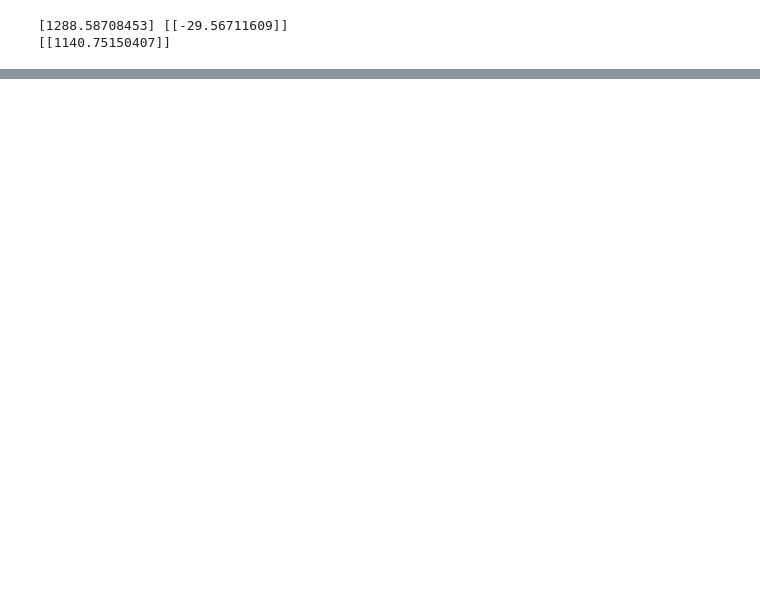
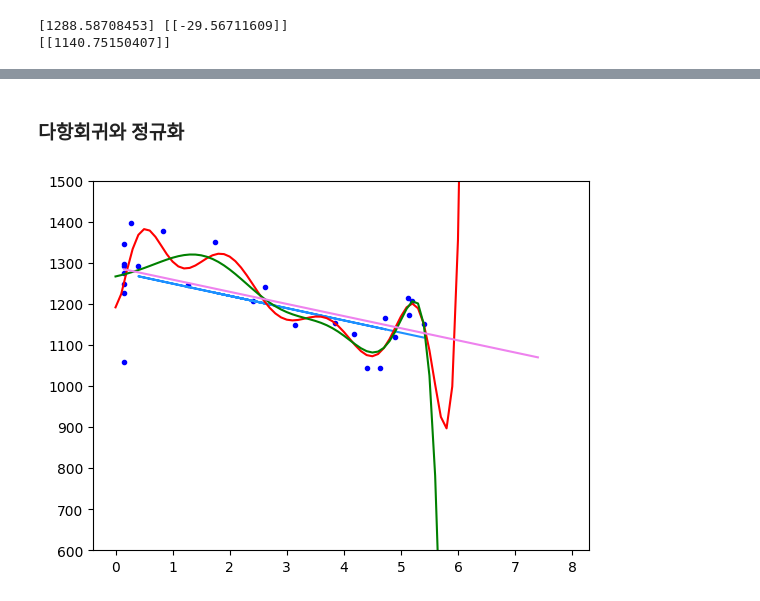
Before and after one commit to moonIsMyFriend/data_programming, a Jupyter notebook: research04.ipynb, the cells around one changed output, grey strips where cells are left out. Saved outputs shown, nothing was run; the diff lists cells and outputs as text; code cells hidden in the pictures; blank space fills up the shorter version.

```diff
--- a/research04.ipynb
+++ b/research04.ipynb
@@ -409,0 +428,33 @@ period
+# %% [markdown]
+### 다항회귀와 정규화
+# %%
+from sklearn.preprocessing import PolynomialFeatures
+from sklearn.linear_model import Ridge
+
+poly_features = PolynomialFeatures(degree=10, include_bias=False)
+X_poly = poly_features.fit_transform(df[x_cols])
+
+lin_reg = LinearRegression()
+lin_reg.fit(X_train, y_train)
+
+lin_reg2 = Ridge(alpha=0, solver="cholesky")
+lin_reg2.fit(X_poly,df[y_col])
+
+lin_reg3 = Ridge(alpha=1, solver="cholesky")
+lin_reg3.fit(X_poly,df[y_col])
+
+X_new=np.array(np.arange(0,8,0.1)).reshape(-1,1)
+X_poly_new = poly_features.fit_transform(X_new)
+y_predict = lin_reg.predict(X_test)
+y_predict2 = lin_reg2.predict(X_poly_new)
+y_predict3 = lin_reg3.predict(X_poly_new)
+
+plt.ylim([600,1500])
+plt.plot(df[x_cols],df[y_col], "b.")
+plt.plot(X_test, y_predict, "dodgerblue")
+plt.plot(X_new, y_predict2, "r-")
+plt.plot(X_new, y_predict3, "g-")
+plt.plot(x_vals, y_vals, color = 'violet', label=f'{poly_fit[0]:.2f}x + {poly_fit[1]:.2f}')
+plt.show()
+# %% [output]
+[figure, added]
```
Also changed, not shown: parts of 14 cells of this notebook.
